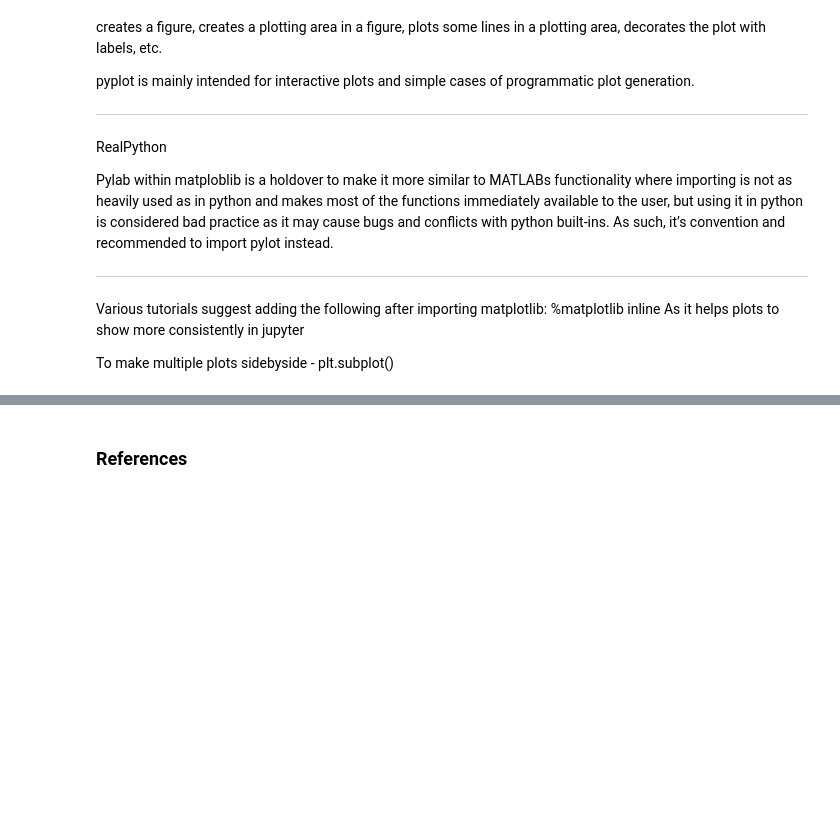
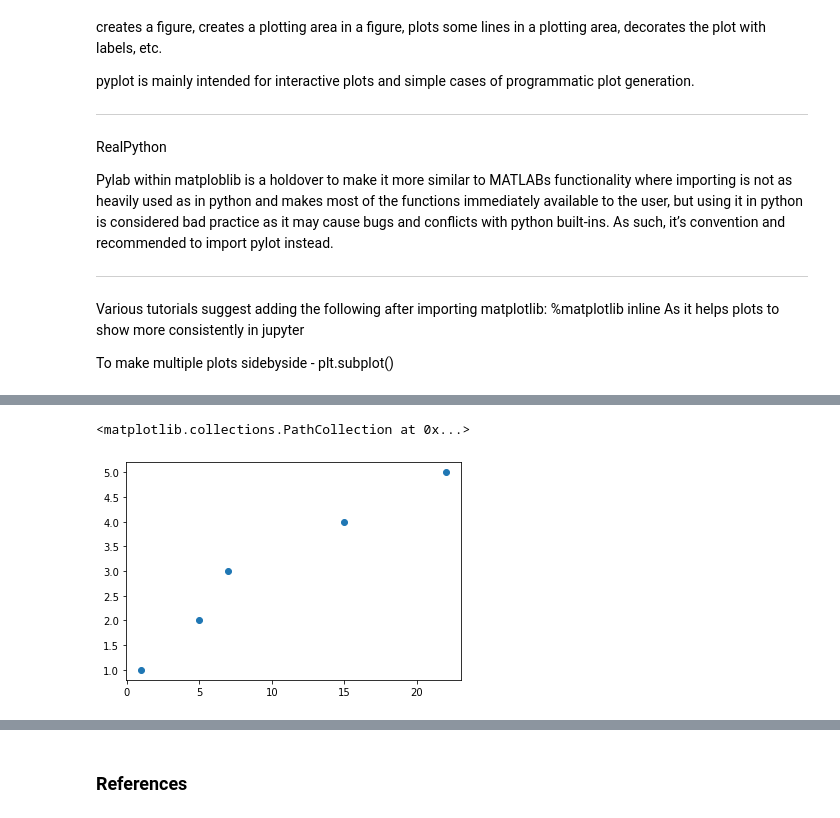
Before and after one commit to andrewjscott/Fundamentals-of-Data-Analysis-Assignment, a Jupyter notebook: pyplot.ipynb, the cells around one changed output, grey strips where cells are left out. Saved outputs shown, nothing was run; the diff lists cells and outputs as text; code cells hidden in the pictures; blank space fills up the shorter version.

```diff
--- a/pyplot.ipynb
+++ b/pyplot.ipynb
@@ -80,0 +115,6 @@ To make multiple plots sidebyside - plt.subplot()
+# %%
+# The same simple scatterplot using plt.scatter, with axes swapped
+plt.scatter(b, a)
+# %% [output]
+<matplotlib.collections.PathCollection at 0x...>
+[figure, added]
```
Also changed, not shown: parts of 16 cells of this notebook, 1 other file.
